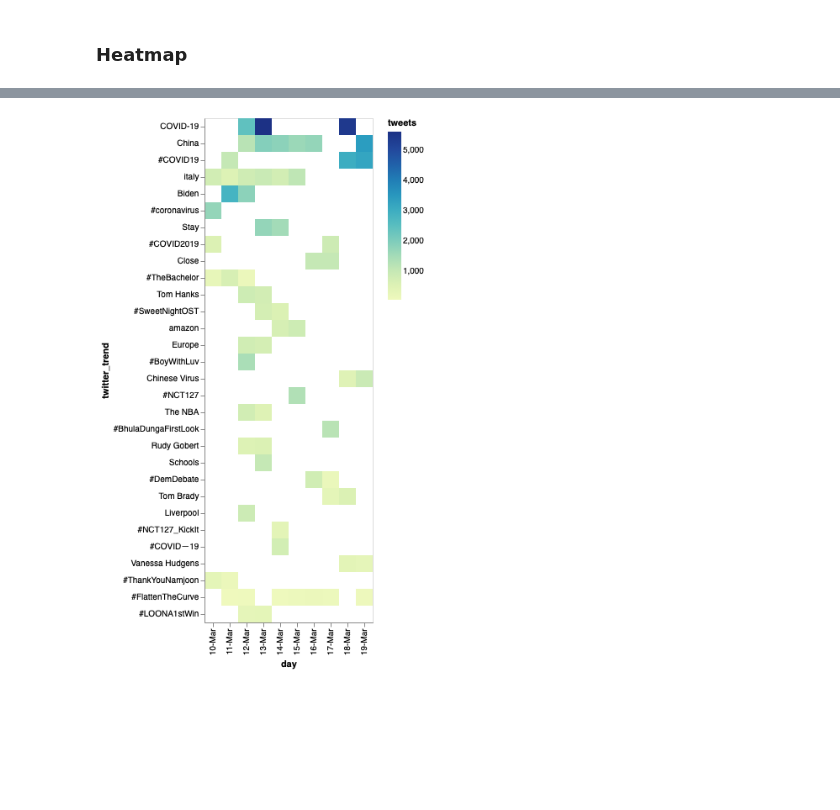
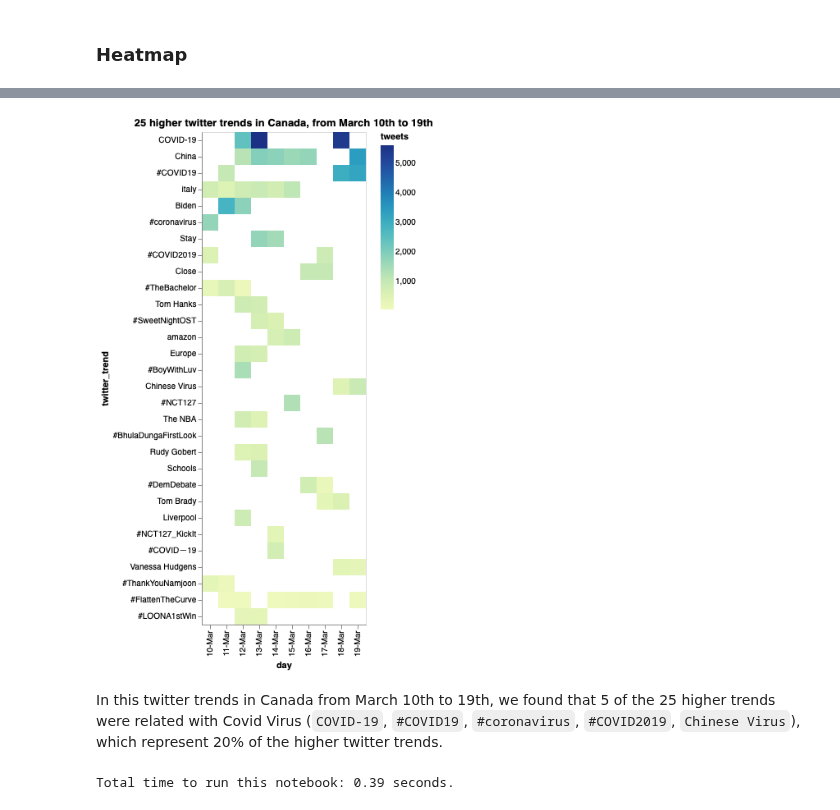
Before and after one commit to vcuspinera/Canada_response_covid, a Jupyter notebook: src/twitter_trend.ipynb, the cells around one changed output, grey strips where cells are left out. Saved outputs shown, nothing was run; the diff lists cells and outputs as text; code cells hidden in the pictures; blank space fills up the shorter version.

Commit message:
Add twitter_trend brief analysis to the repo

```diff
--- a/src/twitter_trend.ipynb
+++ b/src/twitter_trend.ipynb
@@ -137,12 +115,20 @@ pd.DataFrame(my_sort[:30]).rename(columns={0:"twitter_trend"})
 # %%
 # Heatmap
 df_4 = pd.merge(df, pd.DataFrame(my_sort[:30]).rename(columns={0:"twitter_trend"}), how="inner", on=["twitter_trend", "twitter_trend"])
 df_4
 alt.Chart(df_4).mark_rect().encode(
     alt.Y('twitter_trend:O', sort=my_sort),
     x='day:O',
     color='tweets:Q',
     tooltip=['twitter_trend', 'day', 'tweets']
+).properties(
+    title="25 higher twitter trends in Canada, from March 10th to 19th"
 )
 # %% [output]
-[figure, old version]
+[figure, new version]
+# %% [markdown]
+In this twitter trends in Canada from March 10th to 19th, we found that 5 of the 25 higher trends were related with Covid Virus (`COVID-19`, `#COVID19`, `#coronavirus`, `#COVID2019`, `Chinese Virus`), which represent 20% of the higher twitter trends.
+# %%
+print("Total time to run this notebook:", np.round((time.time() - START), 2), "seconds.")
+# %% [output]
+Total time to run this notebook: 0.39 seconds.
```
Also changed, not shown: parts of 4 cells of this notebook, 1 other file.
